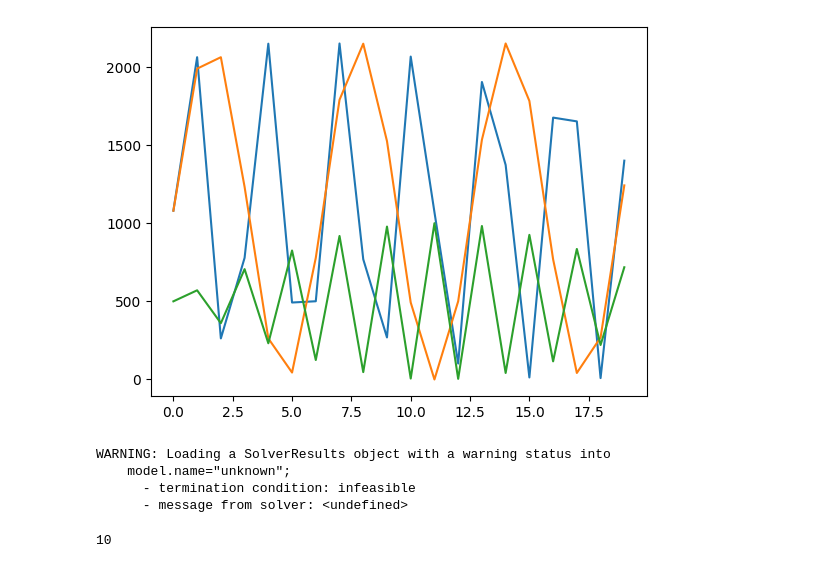
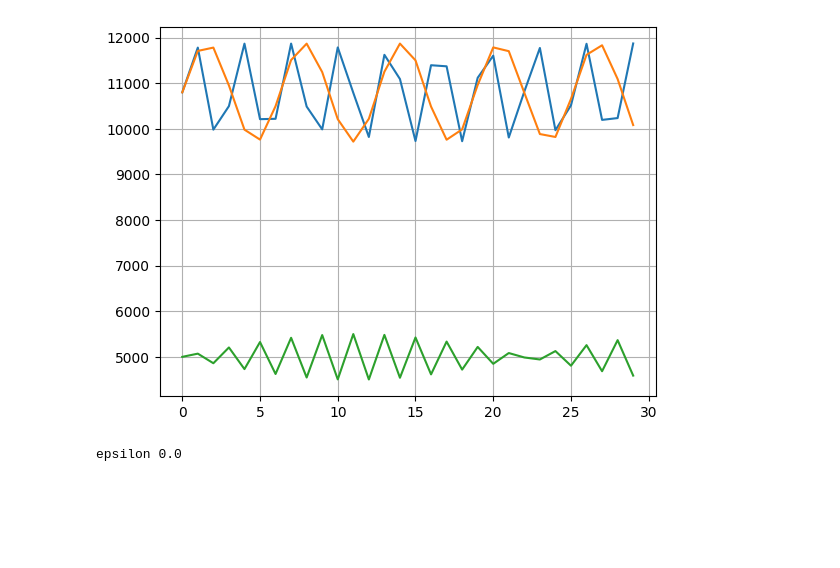
Before and after one commit to vijay092/resource-optimization-hopp, a Jupyter notebook: run_optimization.ipynb, the cells around one changed output. Saved outputs shown, nothing was run; the diff lists cells and outputs as text; code cells hidden in the pictures; blank space fills up the shorter version.

Commit message:
Optimization solver- lcoh

```diff
--- a/run_optimization.ipynb
+++ b/run_optimization.ipynb
@@ -13,33 +17,28 @@ warnings.filterwarnings("ignore")
 # %%
-T = 20
+T = 30
 time = np.arange(0, T, 1)
 
 
-solar = 1080*(np.sin(2*time) + 1)
-wind = 1080*(np.sin(time) + 1)
-battery = 500*(np.sin(3*time) + 1)
+solar = 1080*(np.sin(2*time) + 10)
+wind = 1080*(np.sin(time) + 10)
+battery = 500*(np.sin(3*time) + 10)
 
 
 plt.plot(solar)
 plt.plot(wind)
 plt.plot(battery)
 
 renewable_powers = pd.DataFrame()
 renewable_powers["solar"] = solar
 renewable_powers["wind"] = wind
 renewable_powers["battery"] = battery
+
+plt.grid()
 # %% [output]
-[figure, old version]
+[figure, new version]
 # %%
 model = optimize(
     T, renewable_powers, battery_storage_hours=2, stack_life_hrs=80000, cost_year=2025
 )
 # %% [output]
-WARNING: Loading a SolverResults object with a warning status into
-    model.name="unknown";
-      - termination condition: infeasible
-      - message from solver: <undefined>
+epsilon 0.0
-# %%
-model.solar_size_mw[0].value
-# %% [output]
-10
```
Also changed, not shown: parts of 8 cells of this notebook, 2 other files.
